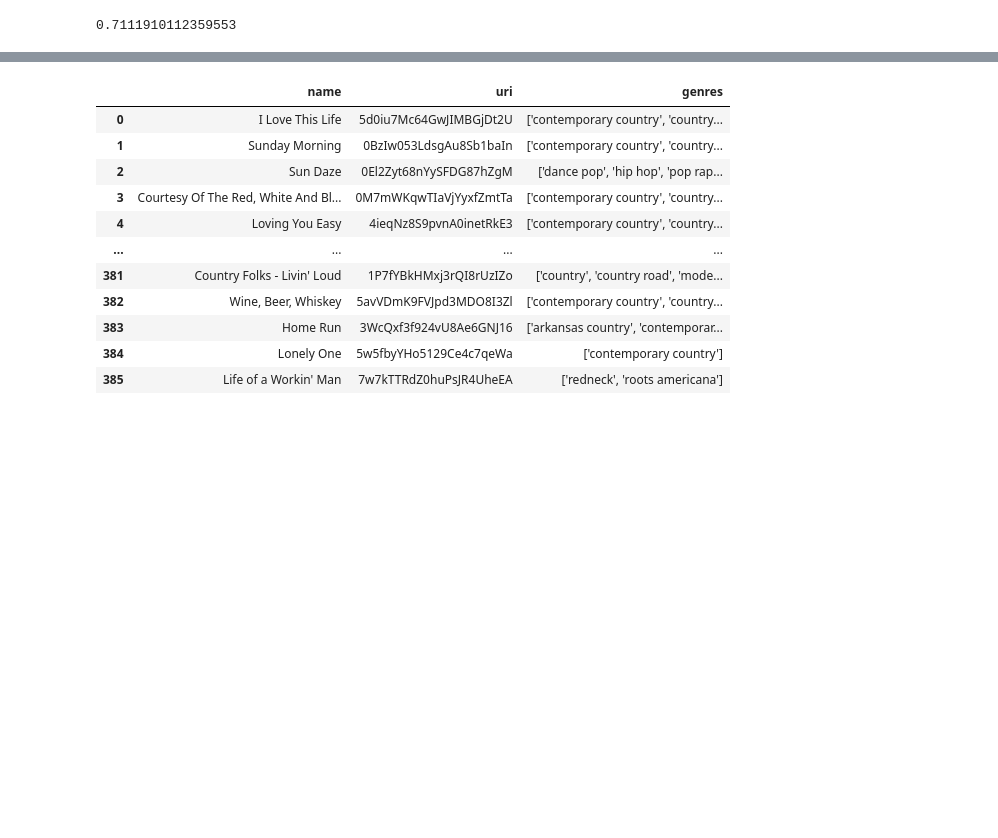
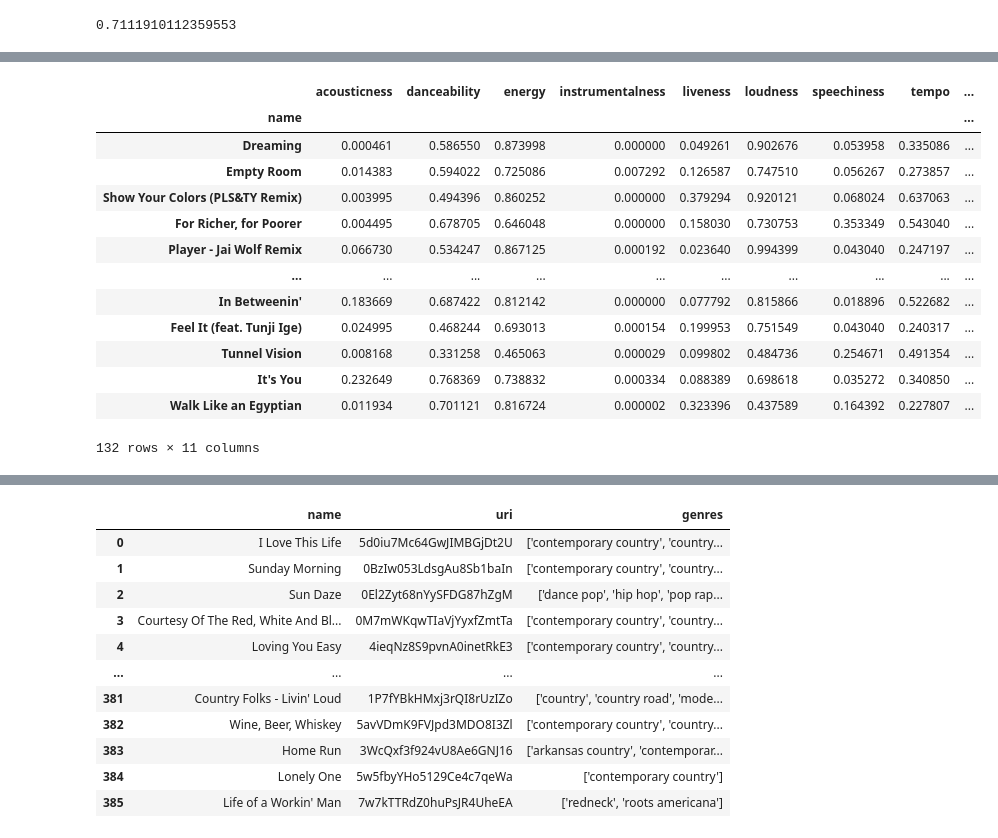
Before and after one commit to michaelmoschitto/AISongRecommender, a Jupyter notebook: AISongRecommenderMike.ipynb, the cells around one changed output, grey strips where cells are left out. Saved outputs shown, nothing was run; the diff lists cells and outputs as text; code cells hidden in the pictures; blank space fills up the shorter version.

Commit message:
finished classifier, handing over to jonathan to see if we can get improvements using feature importance

```diff
--- a/AISongRecommenderMike.ipynb
+++ b/AISongRecommenderMike.ipynb
@@ -588,0 +560,18 @@ Name: mood, Length: 1332, dtype: object
+# %%
+from sklearn.preprocessing import MinMaxScaler, LabelEncoder
+from sklearn.model_selection import train_test_split
+scaler = MinMaxScaler()
+encoder = LabelEncoder()
+
+# get this from the csv, ex a couple cells up
+X = pd.read_csv('./Train/Train.csv')
+X = X[X['mood'].isin(['energetic', 'happy'])]
+names = X['name']
+y = X['mood']
+yLabels = y.copy()
+
+X = X.drop(['mood', 'uri', 'genres', 'length', 'timeSignature'], axis=1)
+X = X.set_index('name')
+X = pd.DataFrame(scaler.fit_transform(X), columns=X.columns, index=X.index)
+y = encoder.fit_transform(y)
+X_train,X_test,Y_train,Y_test = train_test_split(X,y,test_size=0.2,random_state=15, shuffle=True)
@@ -588,0 +854,20 @@ Name: mood, Length: 1332, dtype: object
+# %%
+predictionDF = X_test.copy()
+predictionDF['pctEnergetic'] = y_preds[:, 0]
+predictionDF['pctHappy'] = y_preds[:, 1]
+predictionDF
+# %% [output]
+|  | acousticness | danceability | energy | instrumentalness | liveness | loudness | speechiness | tempo | ... |
+| name |  |  |  |  |  |  |  |  | ... |
+| Dreaming | 0.000461 | 0.586550 | 0.873998 | 0.000000 | 0.049261 | 0.902676 | 0.053958 | 0.335086 | ... |
+| Empty Room | 0.014383 | 0.594022 | 0.725086 | 0.007292 | 0.126587 | 0.747510 | 0.056267 | 0.273857 | ... |
+| Show Your Colors (PLS&TY Remix) | 0.003995 | 0.494396 | 0.860252 | 0.000000 | 0.379294 | 0.920121 | 0.068024 | 0.637063 | ... |
+| For Richer, for Poorer | 0.004495 | 0.678705 | 0.646048 | 0.000000 | 0.158030 | 0.730753 | 0.353349 | 0.543040 | ... |
+| Player - Jai Wolf Remix | 0.066730 | 0.534247 | 0.867125 | 0.000192 | 0.023640 | 0.994399 | 0.043040 | 0.247197 | ... |
+| ... | ... | ... | ... | ... | ... | ... | ... | ... | ... |
+| In Betweenin' | 0.183669 | 0.687422 | 0.812142 | 0.000000 | 0.077792 | 0.815866 | 0.018896 | 0.522682 | ... |
+| Feel It (feat. Tunji Ige) | 0.024995 | 0.468244 | 0.693013 | 0.000154 | 0.199953 | 0.751549 | 0.043040 | 0.240317 | ... |
+| Tunnel Vision | 0.008168 | 0.331258 | 0.465063 | 0.000029 | 0.099802 | 0.484736 | 0.254671 | 0.491354 | ... |
+| It's You | 0.232649 | 0.768369 | 0.738832 | 0.000334 | 0.088389 | 0.698618 | 0.035272 | 0.340850 | ... |
+| Walk Like an Egyptian | 0.011934 | 0.701121 | 0.816724 | 0.000002 | 0.323396 | 0.437589 | 0.164392 | 0.227807 | ... |
+132 rows × 11 columns
```
Also changed, not shown: parts of 18 cells of this notebook, 7 other files.
